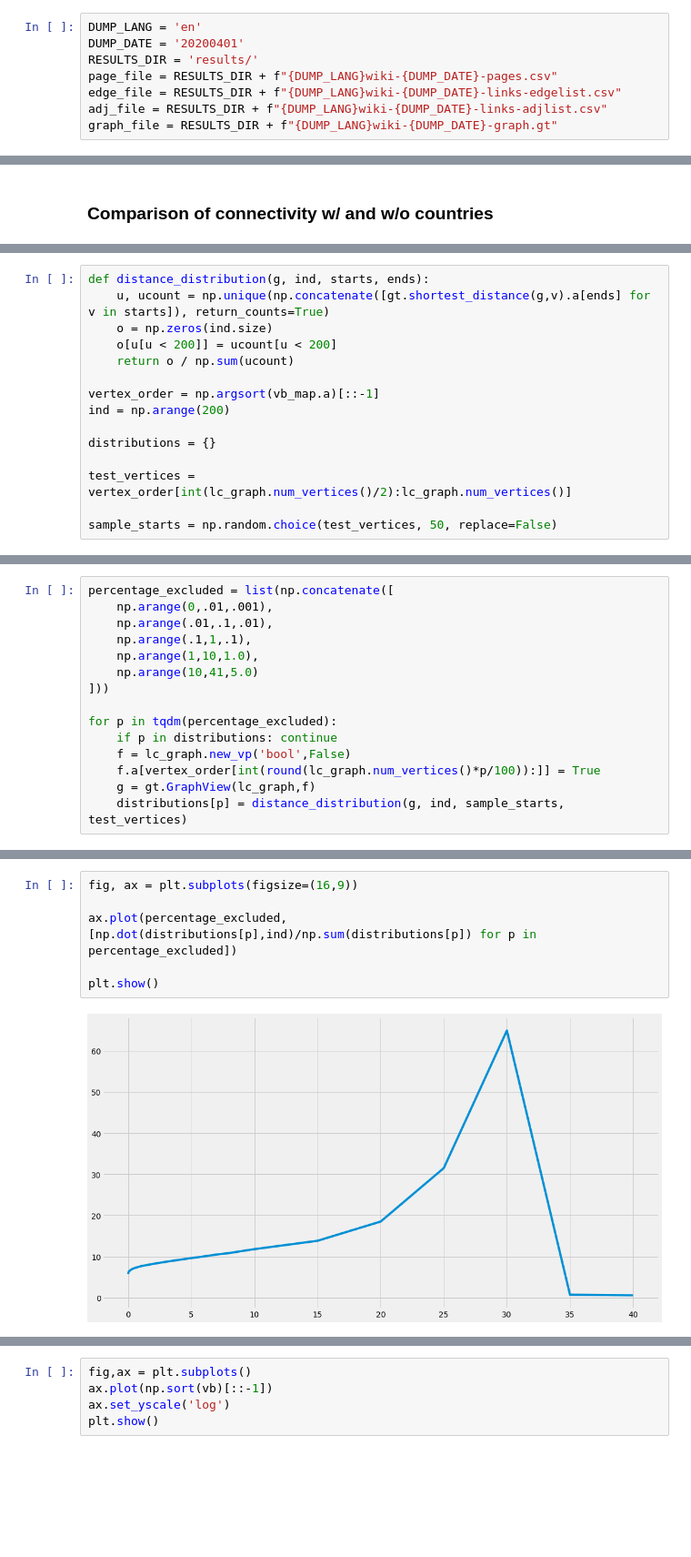
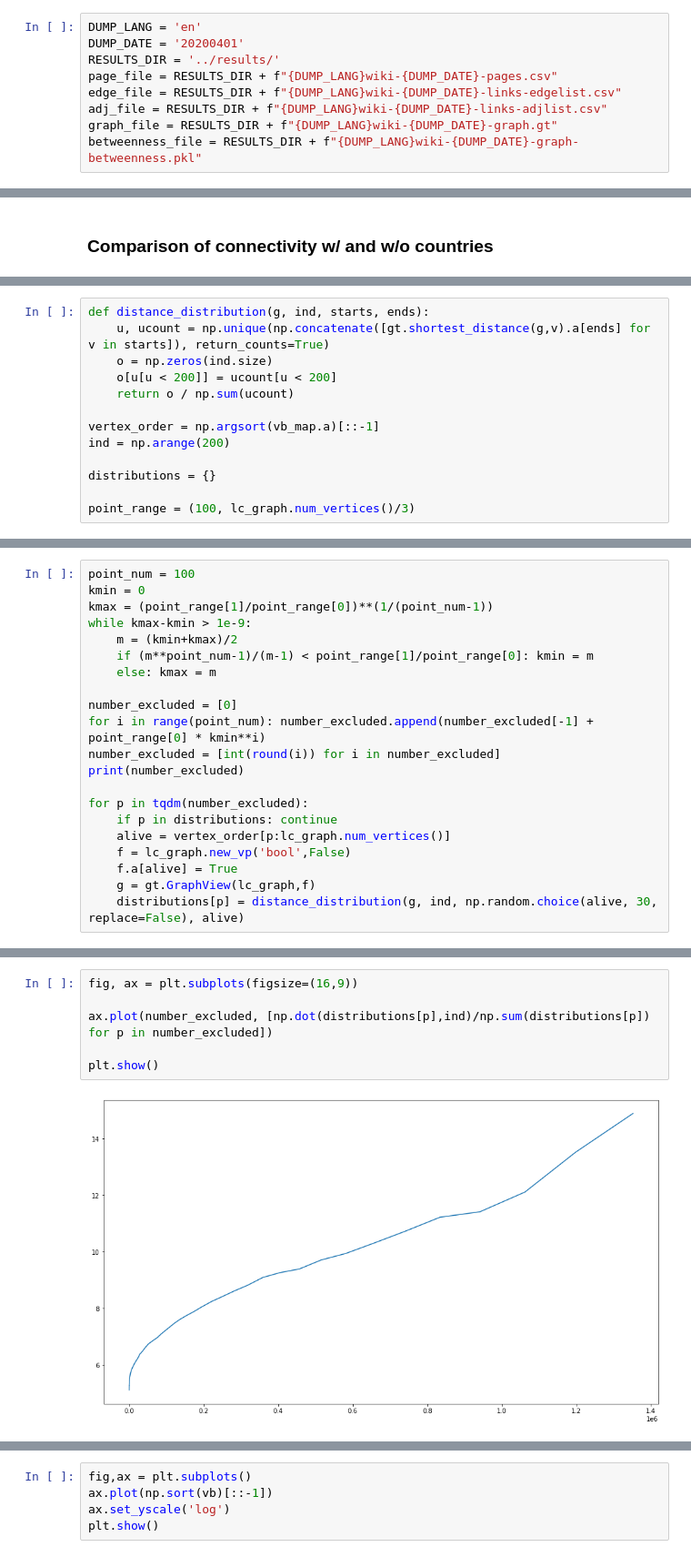
Before and after one commit to seedubjay/wikipedia-graph, a Jupyter notebook: analysis/Untitled2.ipynb, the cells around one changed output, grey strips where cells are left out. Shown at 91% size. Saved outputs shown, nothing was run; the diff lists cells and outputs as text; blank space fills up the shorter version.

```diff
--- a/analysis/Untitled2.ipynb
+++ b/analysis/Untitled2.ipynb
@@ -17,11 +17,12 @@ from matplotlib.animation import FuncAnimation
 # %%
 DUMP_LANG = 'en'
 DUMP_DATE = '20200401'
-RESULTS_DIR = 'results/'
+RESULTS_DIR = '../results/'
 page_file = RESULTS_DIR + f"{DUMP_LANG}wiki-{DUMP_DATE}-pages.csv"
 edge_file = RESULTS_DIR + f"{DUMP_LANG}wiki-{DUMP_DATE}-links-edgelist.csv"
 adj_file = RESULTS_DIR + f"{DUMP_LANG}wiki-{DUMP_DATE}-links-adjlist.csv"
 graph_file = RESULTS_DIR + f"{DUMP_LANG}wiki-{DUMP_DATE}-graph.gt"
+betweenness_file = RESULTS_DIR + f"{DUMP_LANG}wiki-{DUMP_DATE}-graph-betweenness.pkl"
 # %%
 load_from_file = True
 
@@ -231,6 +217,4 @@ ind = np.arange(200)
 
 distributions = {}
 
-test_vertices = vertex_order[int(lc_graph.num_vertices()/2):lc_graph.num_vertices()]
-
-sample_starts = np.random.choice(test_vertices, 50, replace=False)
+point_range = (100, lc_graph.num_vertices()/3)
@@ -239,15 +221,21 @@ vertex_order
-# %%
-percentage_excluded = list(np.concatenate([
-    np.arange(0,.01,.001),
-    np.arange(.01,.1,.01),
-    np.arange(.1,1,.1),
-    np.arange(1,10,1.0),
-    np.arange(10,41,5.0)
-]))
-
-for p in tqdm(percentage_excluded):
-    if p in distributions: continue
-    f = lc_graph.new_vp('bool',False)
-    f.a[vertex_order[int(round(lc_graph.num_vertices()*p/100)):]] = True
-    g = gt.GraphView(lc_graph,f)
-    distributions[p] = distance_distribution(g, ind, sample_starts, test_vertices)
+# %%
+point_num = 100
+kmin = 0
+kmax = (point_range[1]/point_range[0])**(1/(point_num-1))
+while kmax-kmin > 1e-9:
+    m = (kmin+kmax)/2
+    if (m**point_num-1)/(m-1) < point_range[1]/point_range[0]: kmin = m
+    else: kmax = m
+
+number_excluded = [0]
+for i in range(point_num): number_excluded.append(number_excluded[-1] + point_range[0] * kmin**i)
+number_excluded = [int(round(i)) for i in number_excluded]
+print(number_excluded)
+
+for p in tqdm(number_excluded):
+    if p in distributions: continue
+    alive = vertex_order[p:lc_graph.num_vertices()]
+    f = lc_graph.new_vp('bool',False)
+    f.a[alive] = True
+    g = gt.GraphView(lc_graph,f)
+    distributions[p] = distance_distribution(g, ind, np.random.choice(alive, 30, replace=False), alive)
@@ -290,8 +281,8 @@ plt.show()
 # %%
 fig, ax = plt.subplots(figsize=(16,9))
 
-ax.plot(percentage_excluded, [np.dot(distributions[p],ind)/np.sum(distributions[p]) for p in percentage_excluded])
+ax.plot(number_excluded, [np.dot(distributions[p],ind)/np.sum(distributions[p]) for p in number_excluded])
 
 plt.show()
 # %% [output]
-[figure, old version]
+[figure, new version]
```
Also changed, not shown: parts of 23 cells of this notebook, 5 other files.
